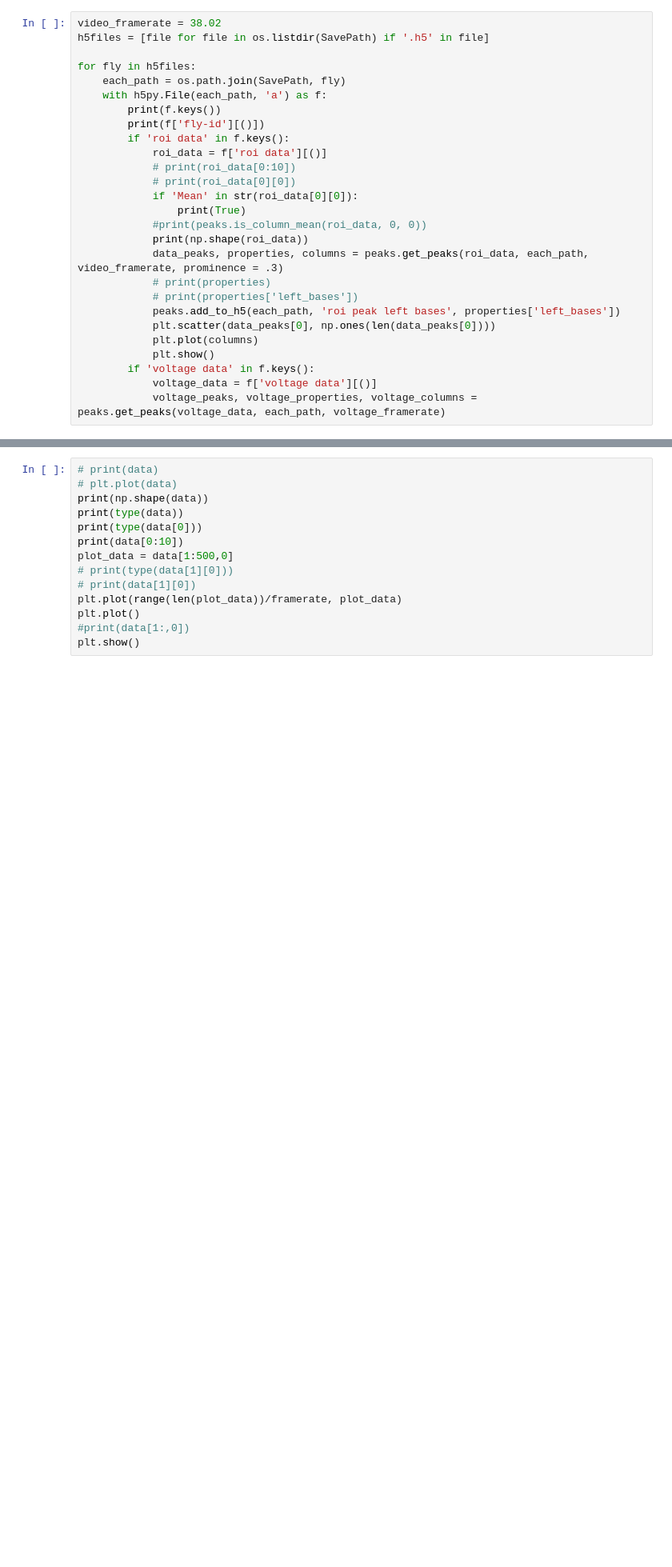
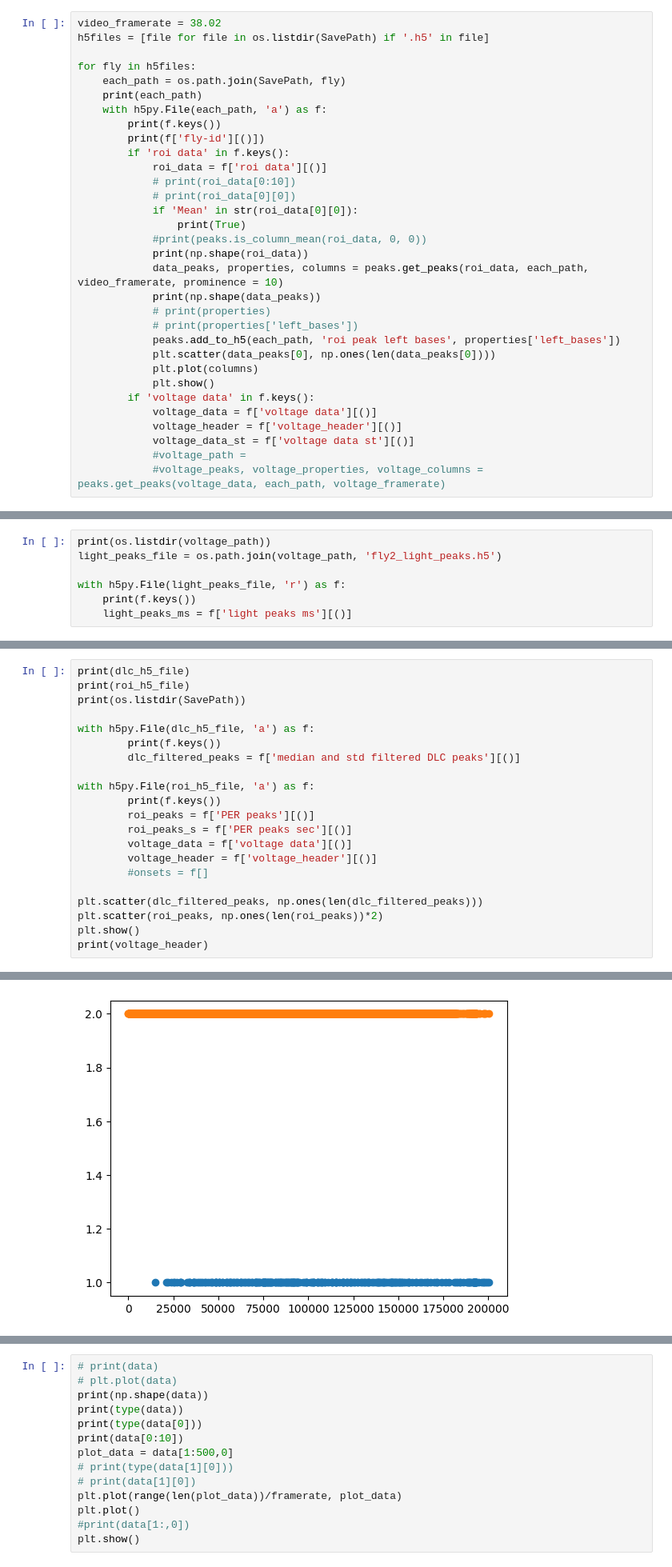
Before and after one commit to ashley-smart/PER-processing, a Jupyter notebook: testing_PER_behavior.ipynb, the cells around one changed output, grey strips where cells are left out. Shown at 80% size. Cells and saved outputs as stored; diff of their text form; blank space fills up the shorter version.

```diff
--- a/testing_PER_behavior.ipynb
+++ b/testing_PER_behavior.ipynb
@@ -134,6 +180,7 @@ h5files = [file for file in os.listdir(SavePath) if '.h5' in file]
 
 for fly in h5files:
     each_path = os.path.join(SavePath, fly)
+    print(each_path)
     with h5py.File(each_path, 'a') as f:
         print(f.keys())
         print(f['fly-id'][()])
@@ -145,7 +192,8 @@ for fly in h5files:
                 print(True)
             #print(peaks.is_column_mean(roi_data, 0, 0))
             print(np.shape(roi_data))
-            data_peaks, properties, columns = peaks.get_peaks(roi_data, each_path, video_framerate, prominence = .3)
+            data_peaks, properties, columns = peaks.get_peaks(roi_data, each_path, video_framerate, prominence = 10)
+            print(np.shape(data_peaks))
             # print(properties)
             # print(properties['left_bases'])
             peaks.add_to_h5(each_path, 'roi peak left bases', properties['left_bases'])
@@ -154,5 +202,8 @@ for fly in h5files:
             plt.show()
         if 'voltage data' in f.keys():
             voltage_data = f['voltage data'][()]
-            voltage_peaks, voltage_properties, voltage_columns = peaks.get_peaks(voltage_data, each_path, voltage_framerate)
+            voltage_header = f['voltage_header'][()]
+            voltage_data_st = f['voltage data st'][()]
+            #voltage_path =
+            #voltage_peaks, voltage_properties, voltage_columns = peaks.get_peaks(voltage_data, each_path, voltage_framerate)
 # %% [output]
@@ -164,0 +247,7 @@ PER
+# %%
+print(os.listdir(voltage_path))
+light_peaks_file = os.path.join(voltage_path, 'fly2_light_peaks.h5')
+
+with h5py.File(light_peaks_file, 'r') as f:
+    print(f.keys())
+    light_peaks_ms = f['light peaks ms'][()]
@@ -164,0 +267,22 @@ PER
+# %%
+print(dlc_h5_file)
+print(roi_h5_file)
+print(os.listdir(SavePath))
+
+with h5py.File(dlc_h5_file, 'a') as f:
+        print(f.keys())
+        dlc_filtered_peaks = f['median and std filtered DLC peaks'][()]
+
+with h5py.File(roi_h5_file, 'a') as f:
+        print(f.keys())
+        roi_peaks = f['PER peaks'][()]
+        roi_peaks_s = f['PER peaks sec'][()]
+        voltage_data = f['voltage data'][()]
+        voltage_header = f['voltage_header'][()]
+        #onsets = f[]
+
+plt.scatter(dlc_filtered_peaks, np.ones(len(dlc_filtered_peaks)))
+plt.scatter(roi_peaks, np.ones(len(roi_peaks))*2)
+plt.show()
+print(voltage_header)
+# %% [output]
@@ -164,0 +294 @@ PER
+[figure, added]
```
Also changed, not shown: parts of 17 cells of this notebook, 10 other files.
